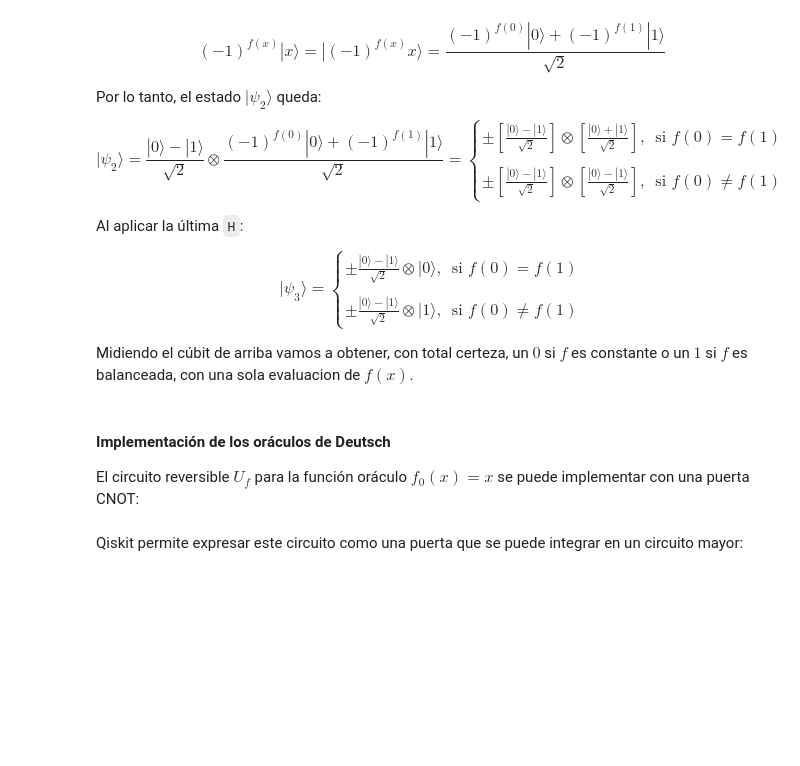
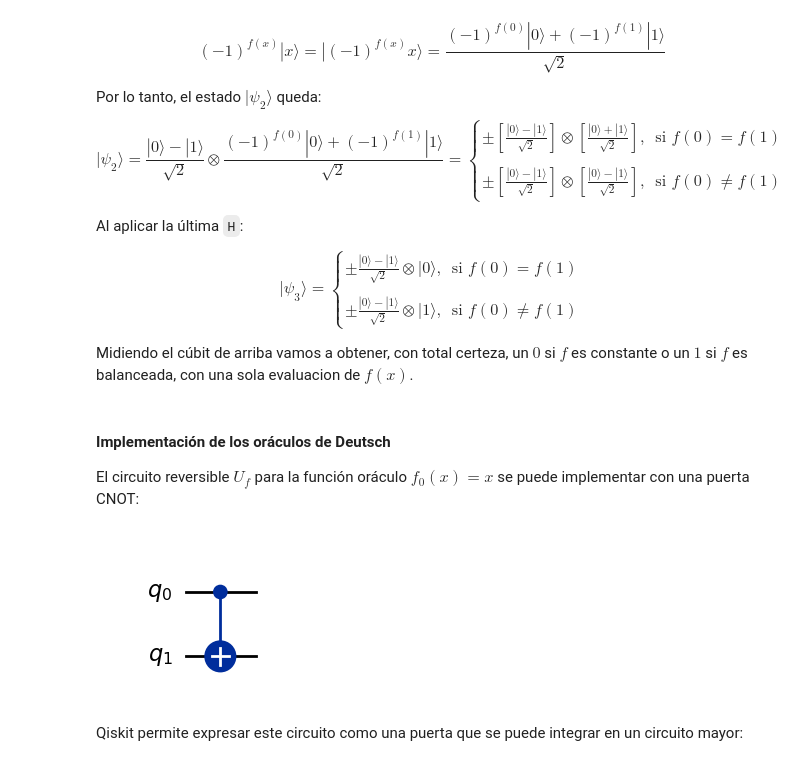
Before and after one commit to tarabelo/2024-VIU-Quantum, a Jupyter notebook: Algoritmos cuánticos clásicos.ipynb, the cells around one changed output. Saved outputs shown, nothing was run; the diff lists cells and outputs as text; code cells hidden in the pictures; blank space fills up the shorter version.

```diff
--- a/Algoritmos cuánticos clásicos.ipynb
+++ b/Algoritmos cuánticos clásicos.ipynb
@@ -246,8 +258,10 @@ El circuito reversible $U_f$ para la función oráculo $f_0(x)=x$ se puede imple
 # %%
 qc = QuantumCircuit(2)
 # Aplica CNOT, primer parámetro target, segundo control
 qc.cx(0,1)
-qc.draw('mpl', style='iqp')
+qc.draw('mpl')
+# %% [output]
+[figure, added]
 # %% [markdown]
 Qiskit permite expresar este circuito como una puerta que se puede integrar en un circuito mayor:
 # %%
```
Also changed, not shown: parts of 20 cells of this notebook.
